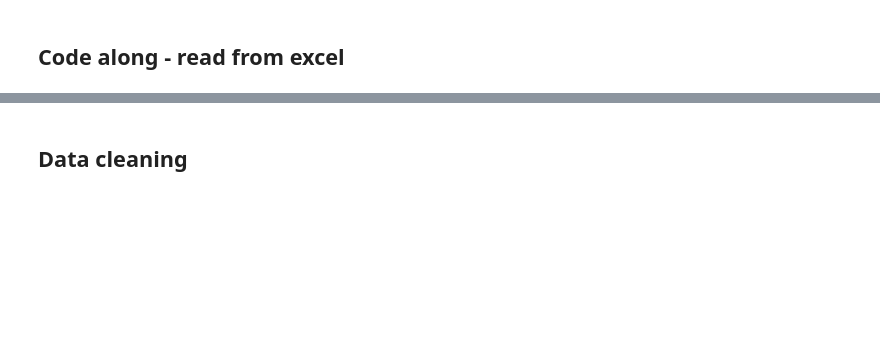
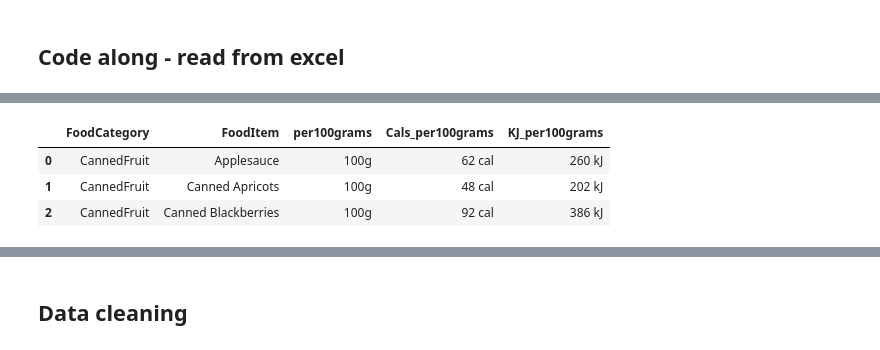
Before and after one commit to MilouSandenL/data-platforms-MilouSanden, a Jupyter notebook: code_alongs/03_pandas_repitition/read_csv.ipynb, the cells around one changed output, grey strips where cells are left out. Drawn from its saved outputs; the diff is of its cells as text; code cells hidden in the pictures; blank space fills up the shorter version.

```diff
--- a/code_alongs/03_pandas_repitition/read_csv.ipynb
+++ b/code_alongs/03_pandas_repitition/read_csv.ipynb
@@ -8,2 +15,9 @@ df.head()
+# %%
+df.head(3)
+# %% [output]
+|  | FoodCategory | FoodItem | per100grams | Cals_per100grams | KJ_per100grams |
+| 0 | CannedFruit | Applesauce | 100g | 62 cal | 260 kJ |
+| 1 | CannedFruit | Canned Apricots | 100g | 48 cal | 202 kJ |
+| 2 | CannedFruit | Canned Blackberries | 100g | 92 cal | 386 kJ |
 # %%
 df.info()
```
Also changed, not shown: parts of 20 cells of this notebook, 1 other file.
